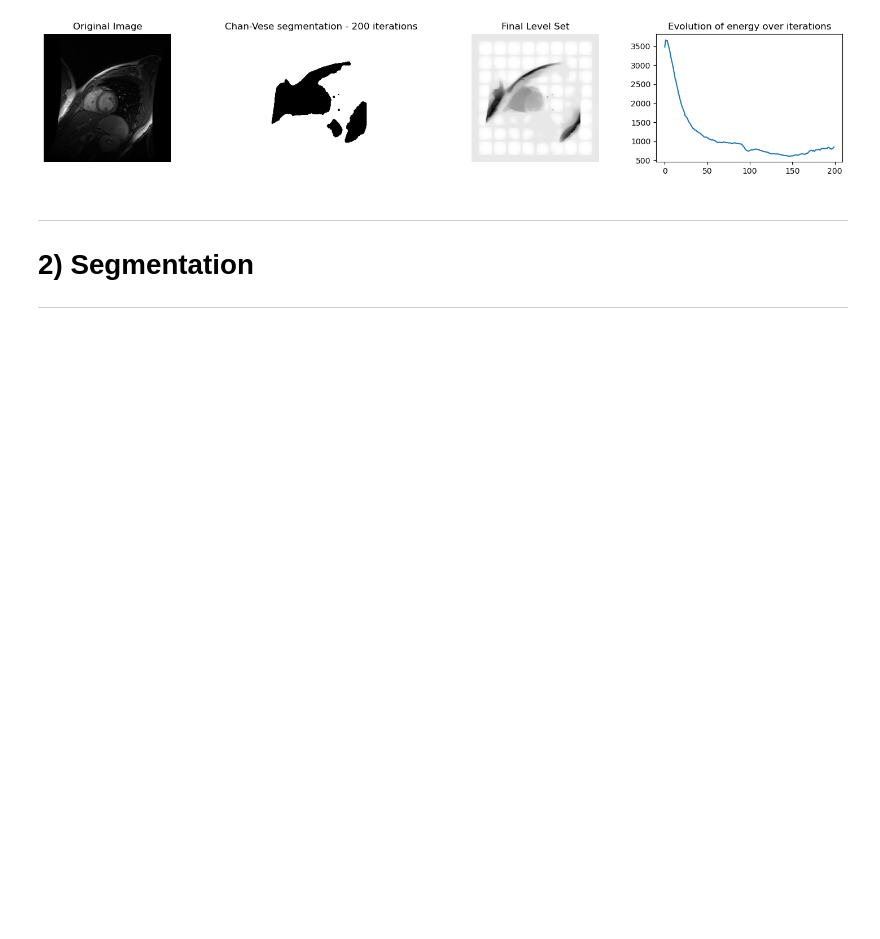
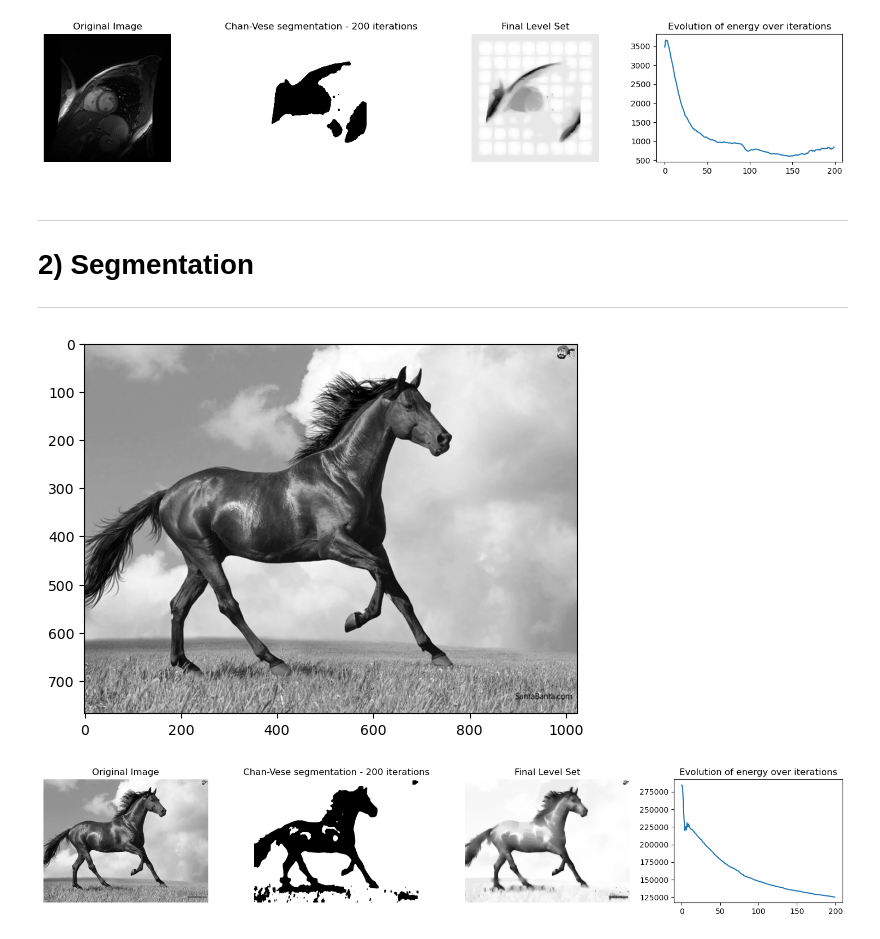
Before and after one commit to muhamed-aroui/Practical-Work, a Jupyter notebook: M2/AdvancedImageProcessing/TP-DeformableModels/tp_deformable-models.ipynb, the cells around one changed output. Drawn from its saved outputs; the diff is of its cells as text; code cells hidden in the pictures; blank space fills up the shorter version.

```diff
--- a/M2/AdvancedImageProcessing/TP-DeformableModels/tp_deformable-models.ipynb
+++ b/M2/AdvancedImageProcessing/TP-DeformableModels/tp_deformable-models.ipynb
@@ -450,6 +450,17 @@ for init_ls in [init_ls_check,init_ls_one_disk,init_ls_m_disk]:
 ---
 # 2) Segmentation
 ---
+# %%
+image=skio.imread('R.jpg')
+image=image[:,:,1]
+plt.imshow(image,cmap="gray")
+plt.show()
+init_ls_check = checkerboard_level_set(image.shape, 6)
+vis_chan_vese(image, mu=1, lambda1=10, lambda2=1, tol=1e-3, max_iter=200,
+                dt=0.5, init_level_set=init_ls_check, extended_output=True)
+# %% [output]
+[figure, added]
+[figure, added]
 # %%
 import cv2
 image=skio.imread('brain.bmp')
```
Also changed, not shown: parts of 2 cells of this notebook, 1 other file.
